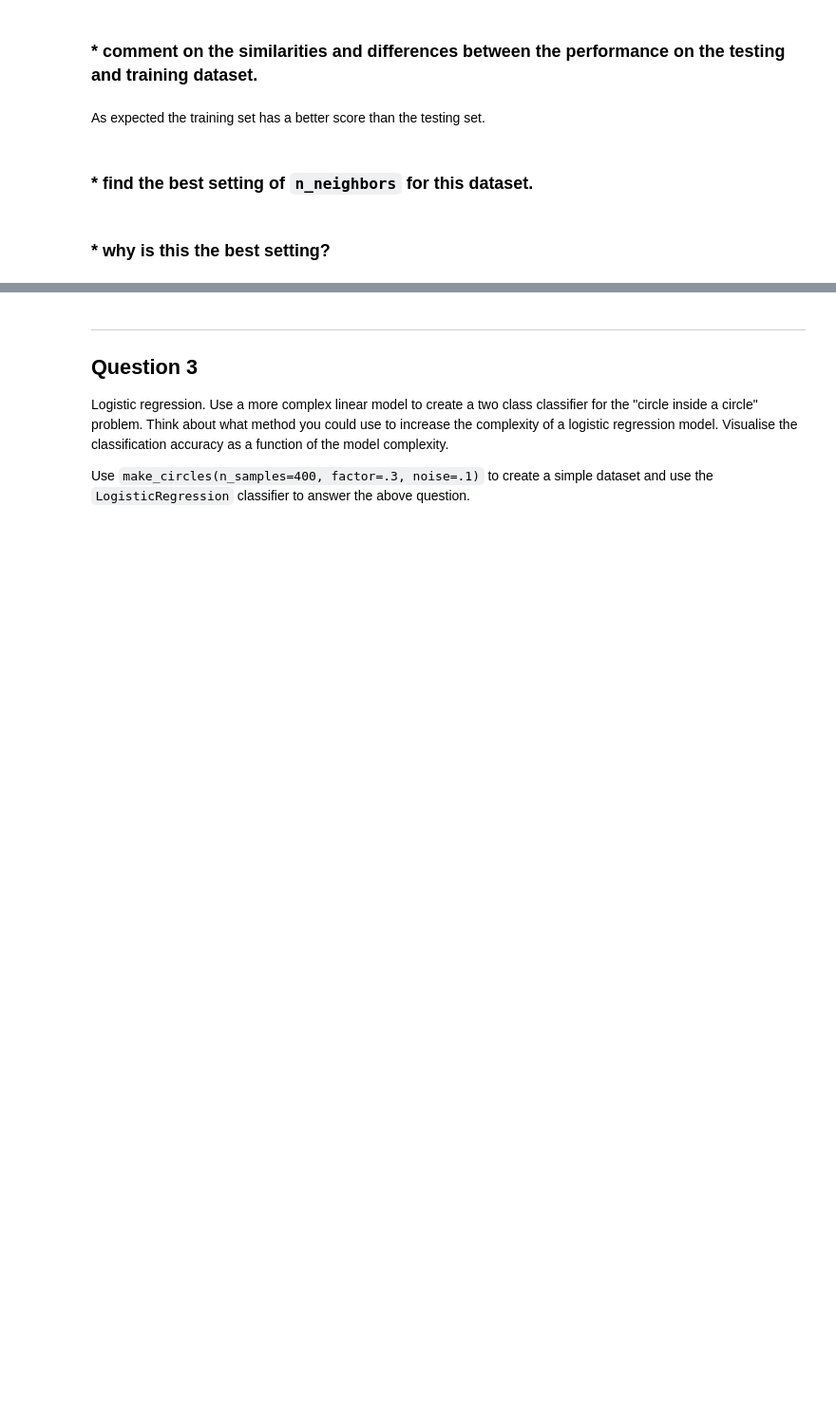
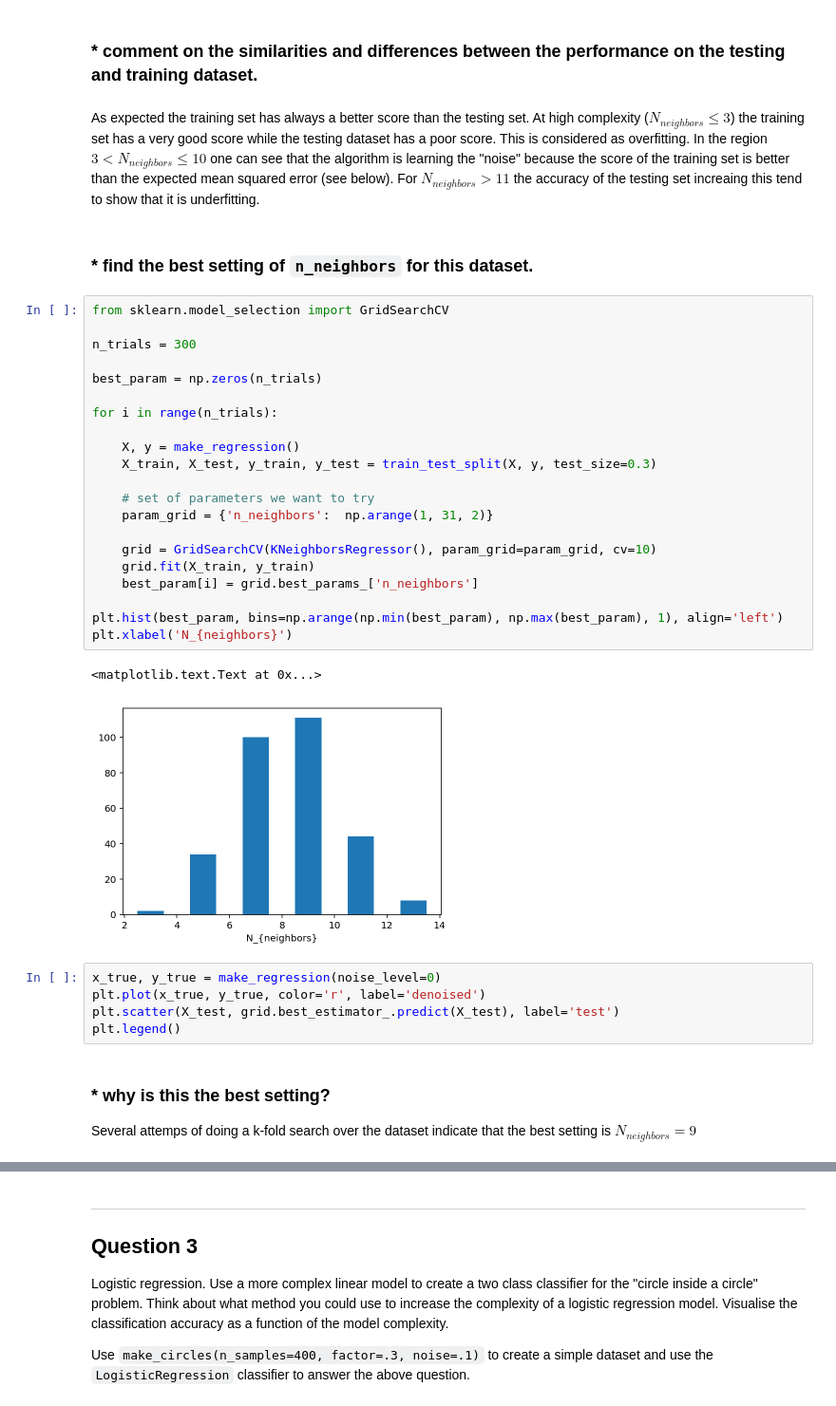
Before and after one commit to calispac/advanced-computing-2018, a Jupyter notebook: material/lecture-01/exercise.ipynb, the cells around one changed output, grey strips where cells are left out. Shown at 95% size. Cells and saved outputs as stored; diff of their text form; blank space fills up the shorter version.

```diff
--- a/material/lecture-01/exercise.ipynb
+++ b/material/lecture-01/exercise.ipynb
@@ -354,11 +356,41 @@ plt.legend()
 # %% [markdown]
 ### * comment on the similarities and differences between the performance on the testing and training dataset.
-# %% [markdown]
-As expected the training set has a better score than the testing set.
+# %% [markdown]
+As expected the training set has always a better score than the testing set. At high complexity ($N_{neighbors} \leq 3$) the training set has a very good score while the testing dataset has a poor score. This is considered as overfitting. In the region $3 < N_{neighbors} \leq 10$ one can see that the algorithm is learning the "noise" because the score of the training set is better than the expected mean squared error (see below). For $N_{neighbors} > 11$ the accuracy of the testing set increaing this tend to show that it is underfitting.
 # %% [markdown]
 ### * find the best setting of `n_neighbors` for this dataset.
-# %% [markdown]
-### * why is this the best setting?
+# %%
+from sklearn.model_selection import GridSearchCV
+
+n_trials = 300
+
+best_param = np.zeros(n_trials)
+
+for i in range(n_trials):
+
+    X, y = make_regression()
+    X_train, X_test, y_train, y_test = train_test_split(X, y, test_size=0.3)
+
+    # set of parameters we want to try
+    param_grid = {'n_neighbors':  np.arange(1, 31, 2)}
+
+    grid = GridSearchCV(KNeighborsRegressor(), param_grid=param_grid, cv=10)
+    grid.fit(X_train, y_train)
+    best_param[i] = grid.best_params_['n_neighbors']
+
+plt.hist(best_param, bins=np.arange(np.min(best_param), np.max(best_param), 1), align='left')
+plt.xlabel('N_{neighbors}')
+# %% [output]
+<matplotlib.text.Text at 0x...>
+[figure, added]
+# %%
+x_true, y_true = make_regression(noise_level=0)
+plt.plot(x_true, y_true, color='r', label='denoised')
+plt.scatter(X_test, grid.best_estimator_.predict(X_test), label='test')
+plt.legend()
+# %% [markdown]
+### * why is this the best setting?
+Several attemps of doing a k-fold search over the dataset indicate that the best setting is $N_{neighbors} = 9$
 # %% [markdown]
 ### * can you explain why the mean square error on the training dataset plateaus between ~`n_neihgors`=5 to 15 at the value that it does?
 
```
Also changed, not shown: parts of 13 cells of this notebook.
